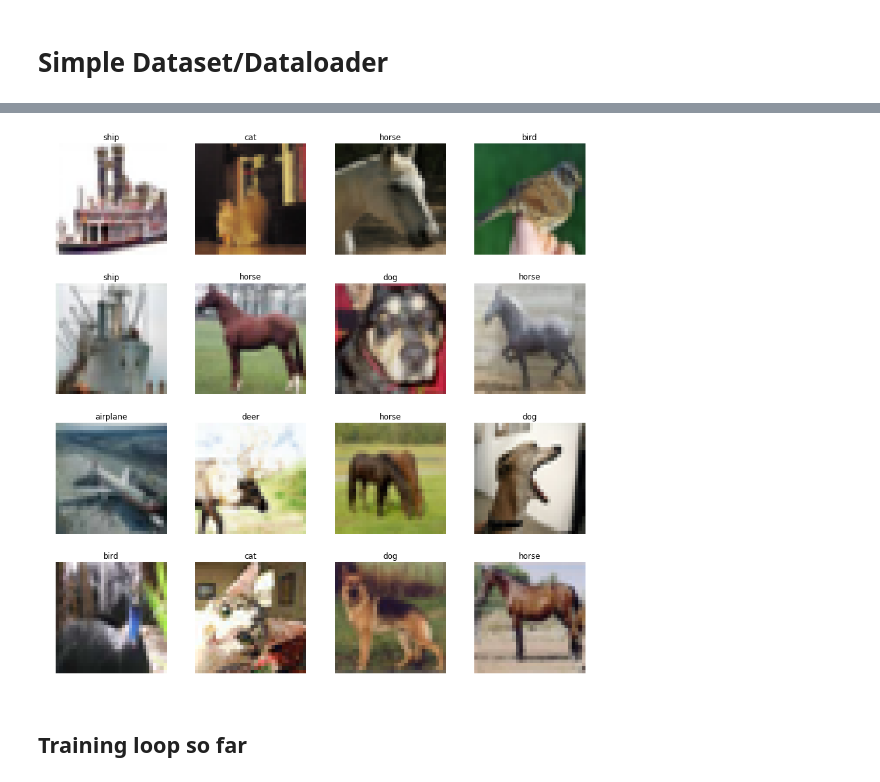
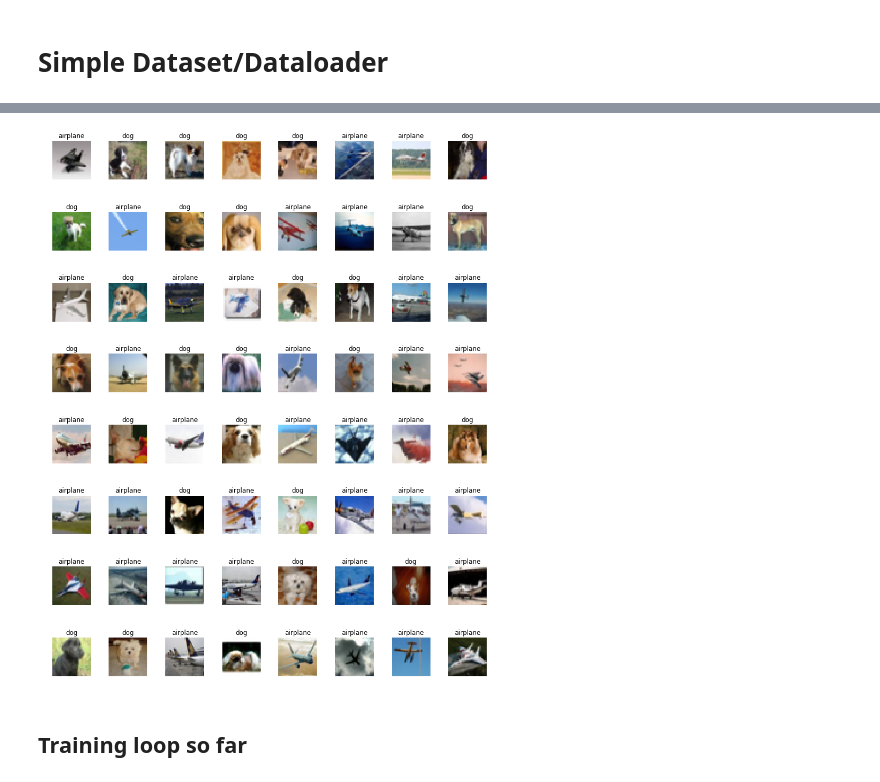
Before and after one commit to fastai/fastai_old, a Jupyter notebook: dev_nb/002_images.ipynb, the cells around one changed output, grey strips where cells are left out. Cells and saved outputs as stored; diff of their text form; code cells hidden in the pictures.

```diff
--- a/dev_nb/002_images.ipynb
+++ b/dev_nb/002_images.ipynb
@@ -173,0 +118,7 @@ len(data.train_dl), len(data.valid_dl)
+# %%
+def show_images(x,y,rows):
+    fig, axs = plt.subplots(rows,rows,figsize=(12,15))
+    for i, ax in enumerate(axs.flatten()):
+        show_image(x[i], ax)
+        ax.set_title(data.classes[y[i]])
+    plt.tight_layout()
@@ -173,0 +131,6 @@ len(data.train_dl), len(data.valid_dl)
+# %%
+def get_batch_stats(dl):
+    x,_ = next(iter(dl))
+    return x.view([-1,3]).mean(0), x.view([-1,3]).std(0)
+# %%
+data_mean,data_std = get_batch_stats(data.train_dl)
@@ -173,0 +158,2 @@ len(data.train_dl), len(data.valid_dl)
+# %%
+data = DataBunch.from_files(PATH, val_name='test')
@@ -174,14 +164,9 @@ len(data.train_dl), len(data.valid_dl)
 # %%
 x,y = next(iter(data.train_dl))
+x = (x.permute([0,2,3,1])*data_std)+data_mean
+show_images(x,y,8)
+# %% [output]
+[figure, added]
-# %%
-fig, axs = plt.subplots(4,4,figsize=(12,12))
-for i, ax in enumerate(axs.flatten()):
-    ax.imshow(x[i].cpu().numpy())
-    ax.axis('off')
-    ax.set_title(data.classes[y[i]])
-plt.tight_layout()
-# %% [output]
-[figure, removed]
 # %% [markdown]
 ## Training loop so far
 # %%
```
Also changed, not shown: parts of 31 cells of this notebook, 3 other files.
